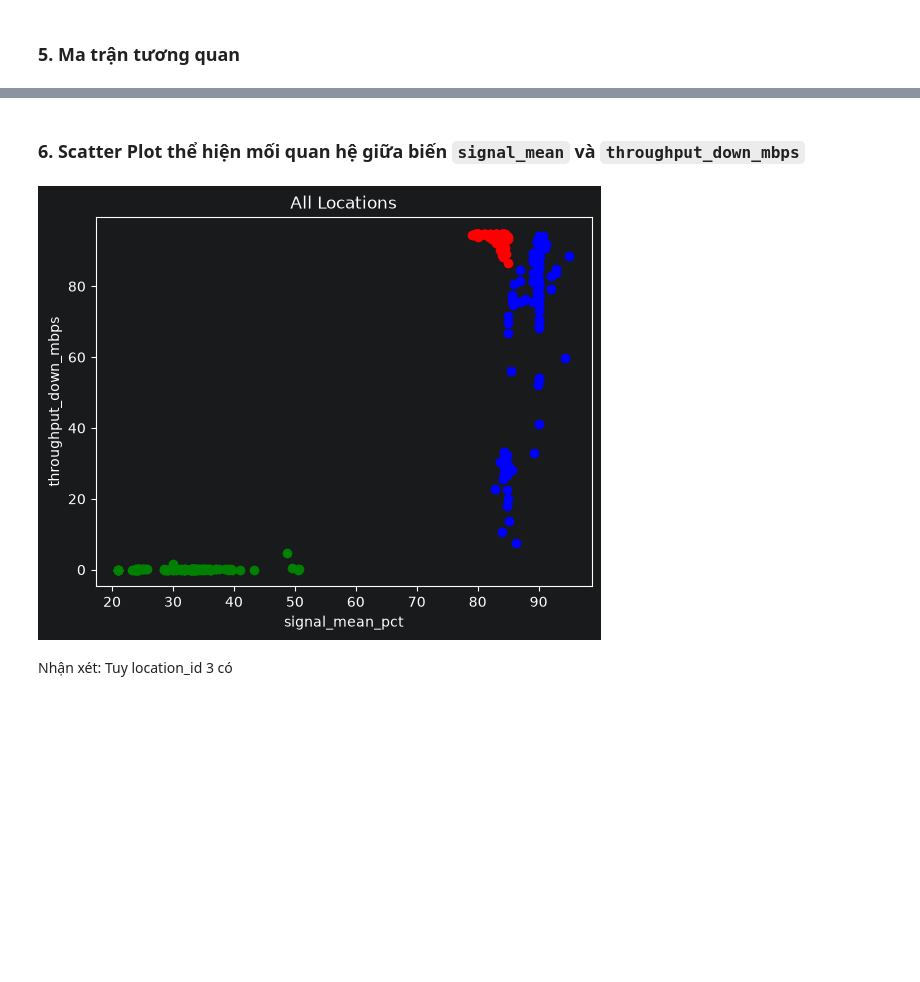
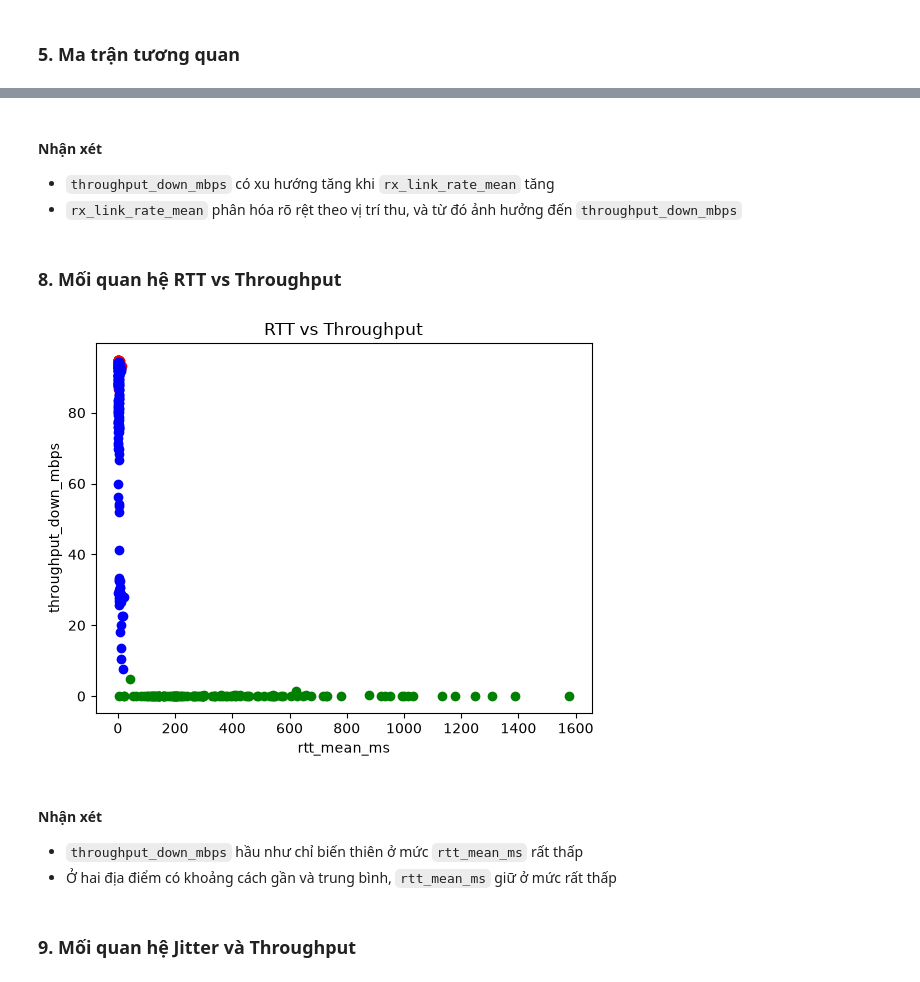
Before and after one commit to HaPham727/wifi-quality-ml, a Jupyter notebook: notebooks/02_eda.ipynb, the cells around one changed output, grey strips where cells are left out. Cells and saved outputs as stored; diff of their text form; code cells hidden in the pictures; blank space fills up the shorter version.

```diff
--- a/notebooks/02_eda.ipynb
+++ b/notebooks/02_eda.ipynb
@@ -159,28 +218,30 @@ plt.show()
+# %% [markdown]
+#### Nhận xét
+- `throughput_down_mbps` có xu hướng tăng khi `rx_link_rate_mean` tăng
+- `rx_link_rate_mean` phân hóa rõ rệt theo vị trí thu, và từ đó ảnh hưởng đến `throughput_down_mbps`
+# %% [markdown]
+### 8. Mối quan hệ RTT vs Throughput
+# %%
+l1_X_rtt_mean_ms = l1_data[['rtt_mean_ms']]
+l2_X_rtt_mean_ms = l2_data[['rtt_mean_ms']]
+l3_X_rtt_mean_ms = l3_data[['rtt_mean_ms']]
+
+plt.figure(0)
+plt.title("RTT vs Throughput")
+plt.xlabel("rtt_mean_ms")
+plt.ylabel("throughput_down_mbps")
+
+plt.scatter(l1_X_rtt_mean_ms, l1_y, c='red')
+plt.scatter(l2_X_rtt_mean_ms, l2_y, c='green')
+plt.scatter(l3_X_rtt_mean_ms, l3_y, c='blue')
+
+plt.savefig("../media/02_08.png", dpi=300, bbox_inches='tight')
+plt.show()
+# %% [output]
+[figure, added]
+# %% [markdown]
+#### Nhận xét
+- `throughput_down_mbps` hầu như chỉ biến thiên ở mức `rtt_mean_ms` rất thấp
+- Ở hai địa điểm có khoảng cách gần và trung bình, `rtt_mean_ms` giữ ở mức rất thấp
 # %% [markdown]
-### 6. Scatter Plot thể hiện mối quan hệ giữa biến `signal_mean` và `throughput_down_mbps`
+### 9. Mối quan hệ Jitter và Throughput
-# %%
-l1_data = data[data['distance_m'] == 1].copy()
-l1_X_signal_mean = l1_data[['signal_mean_pct']]
-l1_y = l1_data['throughput_down_mbps']
-
-l2_data = data[data['distance_m'] == 15].copy()
-l2_X_signal_mean = l2_data[['signal_mean_pct']]
-l2_y = l2_data['throughput_down_mbps']
-
-l3_data = data[data['distance_m'] == 5].copy()
-l3_X_signal_mean = l3_data[['signal_mean_pct']]
-l3_y = l3_data['throughput_down_mbps']
-
-plt.figure(0)
-plt.title("All Locations")
-plt.xlabel("signal_mean_pct")
-plt.ylabel("throughput_down_mbps")
-plt.scatter(l1_X_signal_mean, l1_y, c='red')
-plt.scatter(l2_X_signal_mean, l2_y, c='green')
-plt.scatter(l3_X_signal_mean, l3_y, c='blue')
-
-plt.show()
-# %% [output]
-[figure, removed]
-# %% [markdown]
-Nhận xét: Tuy location_id 3 có
```
Also changed, not shown: parts of 16 cells of this notebook, 14 other files.
